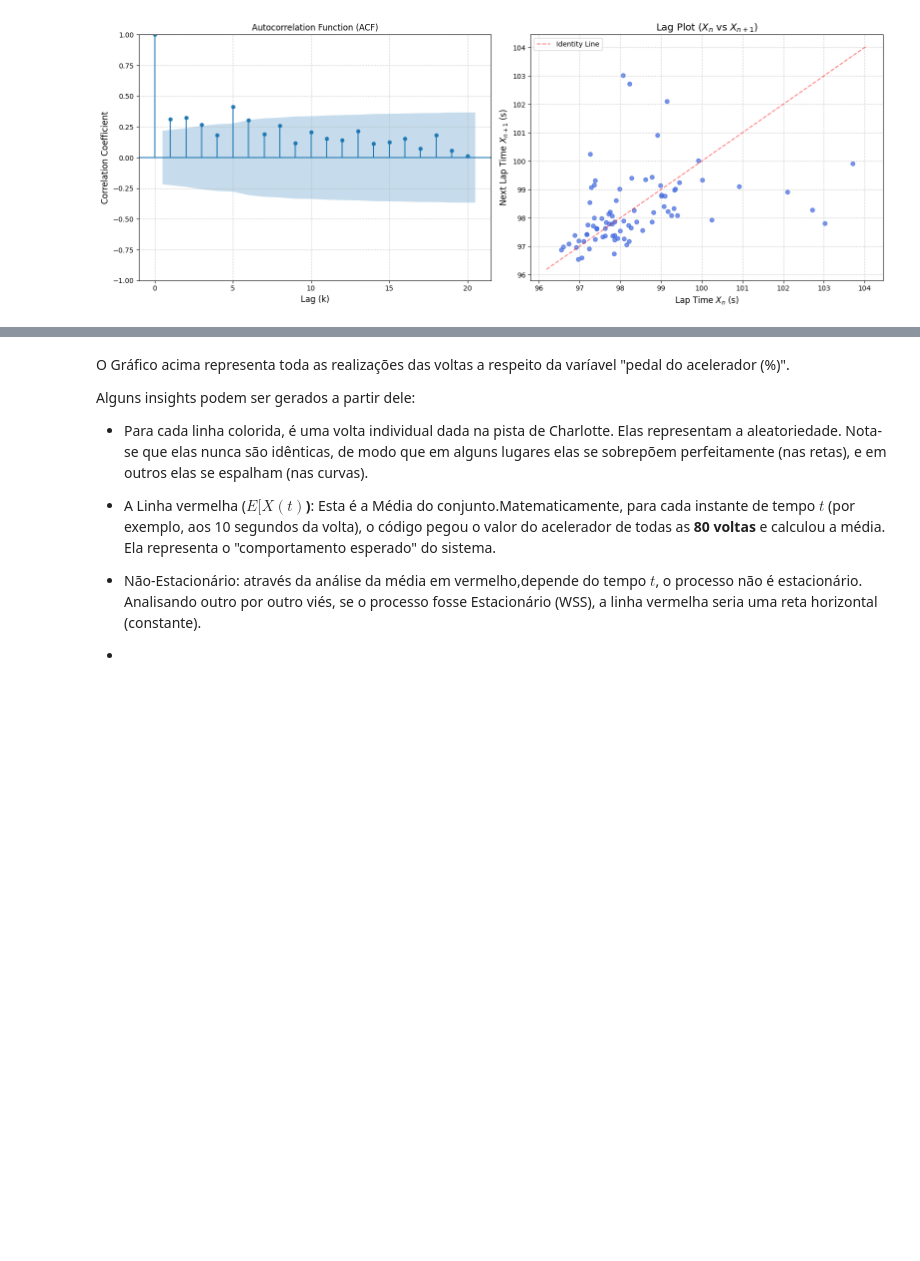
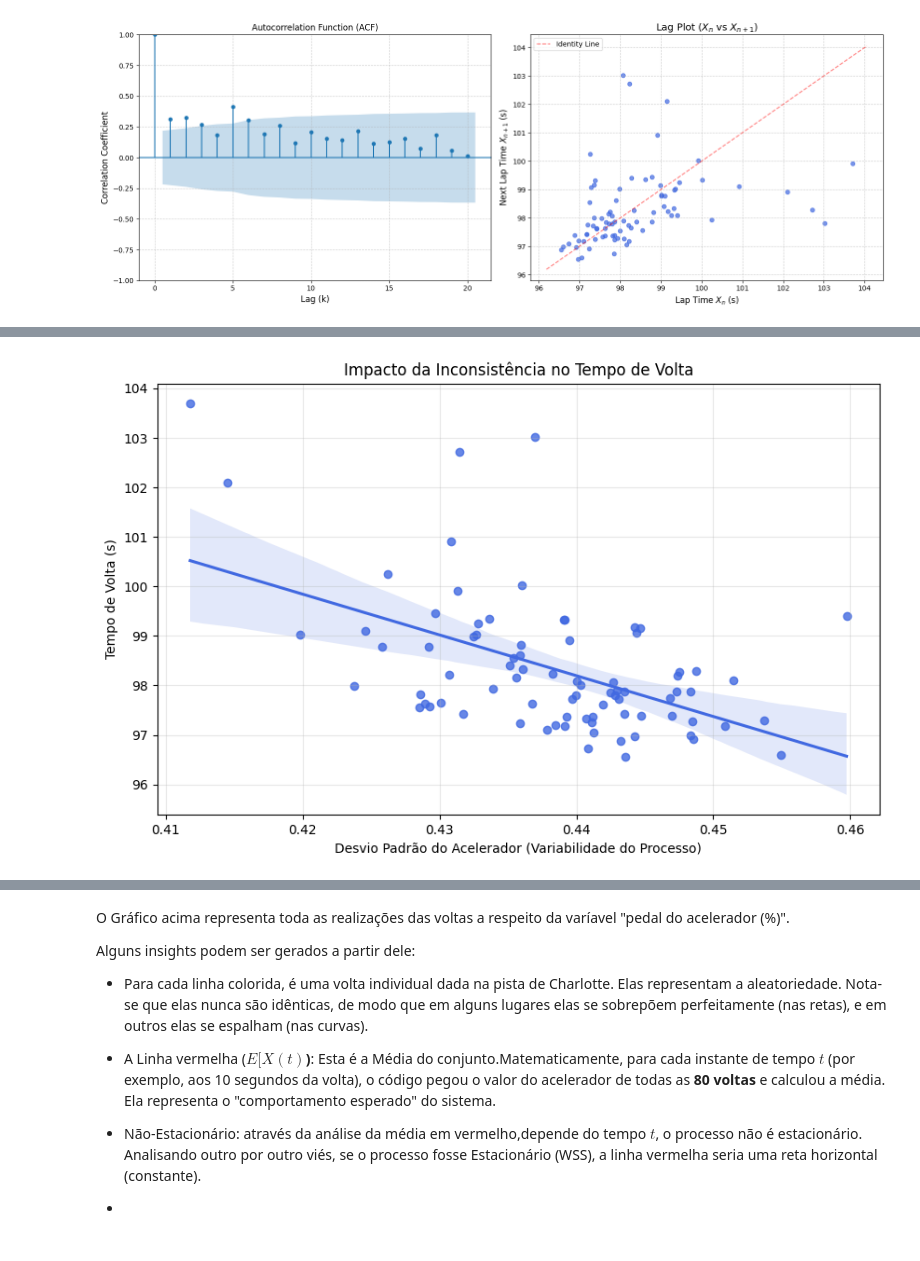
Before and after one commit to TomazFilgueira/PPGEEC2317---SISTEMAS-PROBABIL-STICOS, a Jupyter notebook: processos_estocasticos/simracing_processos_estocasticos.ipynb, the cells around one changed output, grey strips where cells are left out. Drawn from its saved outputs; the diff is of its cells as text; code cells hidden in the pictures; blank space fills up the shorter version.

```diff
--- a/processos_estocasticos/simracing_processos_estocasticos.ipynb
+++ b/processos_estocasticos/simracing_processos_estocasticos.ipynb
@@ -780 +803,27 @@ if not lap_data.empty:
+# %%
+def plot_consistency_vs_performance(df):
+    # Agregação rápida
+    lap_stats = df.groupby('Lap').agg(
+        LapTime=('SessionTime', lambda x: x.max() - x.min()),
+        Throttle_Std=('TotalAccel_G', 'std')
+    )
+
+    # Remover outliers de tempo (voltas lentas/erro) para não estragar a escala
+    # Filtro simples: voltas abaixo de 110% da melhor volta
+    best_time = lap_stats['LapTime'].min()
+    lap_stats = lap_stats[lap_stats['LapTime'] < best_time * 1.1]
+
+    plt.figure(figsize=(10, 6))
+    sns.regplot(data=lap_stats, x='Throttle_Std', y='LapTime', color='royalblue')
+
+    plt.title('Impacto da Inconsistência no Tempo de Volta')
+    plt.xlabel('Desvio Padrão do Acelerador (Variabilidade do Processo)')
+    plt.ylabel('Tempo de Volta (s)')
+    plt.grid(True, alpha=0.3)
+    plt.show()
+
+# if 'df' in locals():
+plot_consistency_vs_performance(df_selected)
+# %% [output]
+[figure, added]
 # %% [markdown]
```
Also changed, not shown: parts of 10 cells of this notebook.
